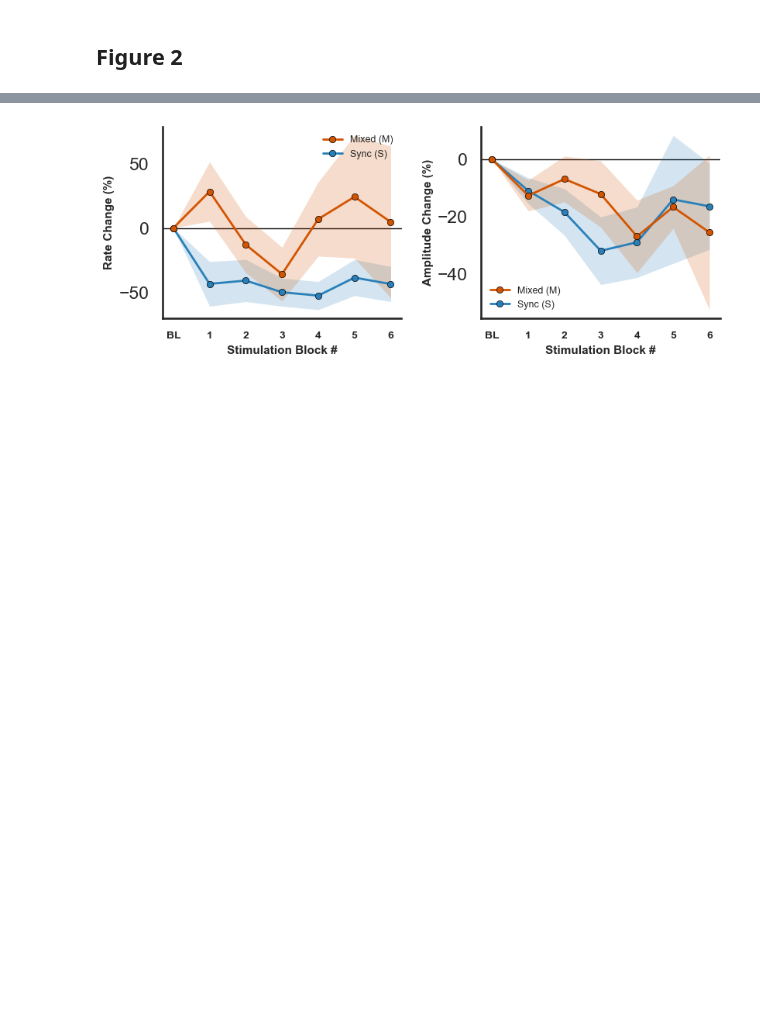
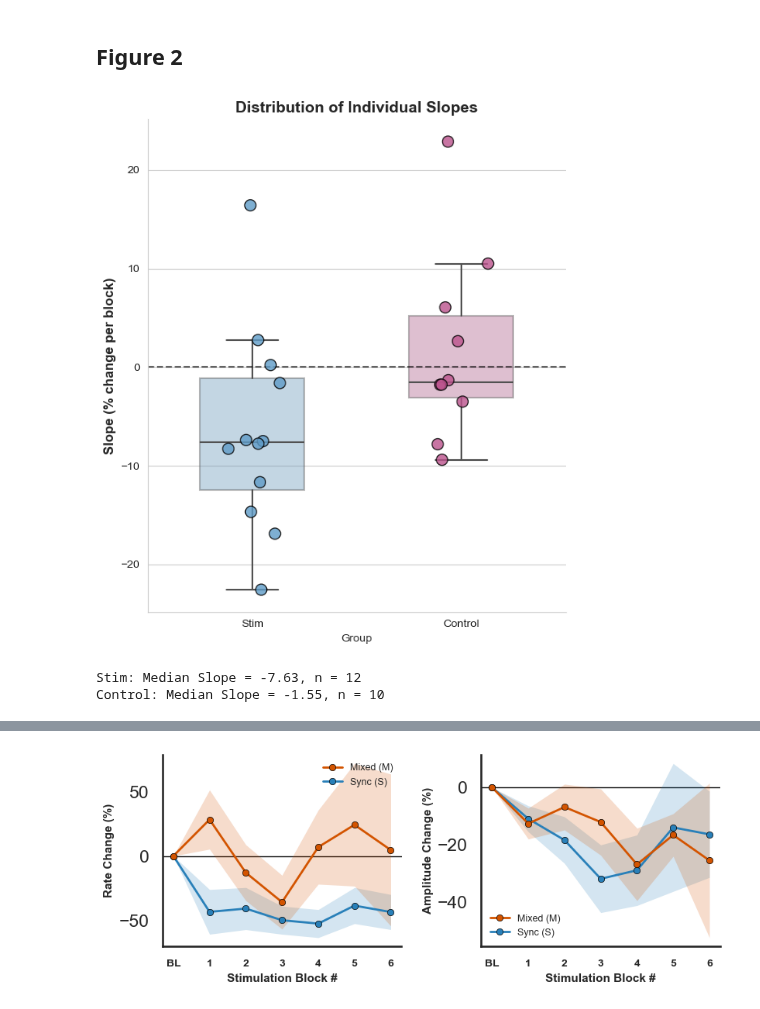
Before and after one commit to Falach/spikes_stim, a Jupyter notebook: paper/final_figuresV2.ipynb, the cells around one changed output, grey strips where cells are left out. Saved outputs shown, nothing was run; the diff lists cells and outputs as text; code cells hidden in the pictures; blank space fills up the shorter version.

```diff
--- a/paper/final_figuresV2.ipynb
+++ b/paper/final_figuresV2.ipynb
@@ -346,3 +346,74 @@ def get_clean_matrix(raw_data_list, mode='baseline', max_points=30, threshold=10
         iqr = q3 - q1
         df_wide.loc[(df_wide[col] < q1 - threshold*iqr) | (df_wide[col] > q3 + threshold*iqr), col] = np.nan
     return df_wide
+# %%
+import seaborn as sns
+
+def get_slopes_list(df, data_extra=None):
+    """פונקציית עזר לחישוב רשימת השיפועים בלבד"""
+    slopes = []
+    # נבדקים רגילים
+    for i in range(len(df)):
+        subj_row = df.iloc[i].values
+        all_indices = np.arange(len(subj_row))
+        stim_indices = all_indices[(all_indices % 2 != 0) & (~np.isnan(subj_row))]
+        if len(stim_indices) < 1: continue
+        x_vals = np.array([0] + list(range(1, len(stim_indices) + 1)))
+        y_vals = np.array([0] + subj_row[stim_indices].tolist())
+        slope = np.sum(x_vals * y_vals) / np.sum(x_vals**2)
+        slopes.append(slope)
+
+    # נבדקי data_no_base
+    if data_extra is not None and 'rates' in data_extra:
+        for subj_data in data_extra['rates']['all']:
+            subj_data = np.array(subj_data)
+            all_idx = np.arange(len(subj_data))
+            stim_vals = subj_data[(all_idx % 2 != 0) & (all_idx > 0)]
+            if len(stim_vals) < 2: continue
+            x_extra = np.arange(1, len(stim_vals) + 1)
+            y_norm = stim_vals - stim_vals[0]
+            slope = np.sum((x_extra-1) * y_norm) / np.sum((x_extra-1)**2)
+            slopes.append(slope)
+    return slopes
+
+df_rate_stim = get_clean_matrix(data_stim['rates']['all'], mode='baseline')
+df_rate_ctrl = get_clean_matrix(data_control['rates']['all'], mode='baseline')
+# --- 1. חישוב השיפועים לכל קבוצה ---
+slopes_stim = get_slopes_list(df_rate_stim, data_no_base)
+slopes_ctrl = get_slopes_list(df_rate_ctrl, None)
+
+# --- 2. הכנת DataFrame ל-Seaborn ---
+df_plot = pd.DataFrame({
+    'Slope': slopes_stim + slopes_ctrl,
+    'Group': ['Stim'] * len(slopes_stim) + ['Control'] * len(slopes_ctrl)
+})
+
+# --- 3. ויזואליזציה ---
+plt.figure(figsize=(6, 7))
+stim_blue, ctrl_pink = '#5e9bc7', '#bb528c'
+palette = {'Stim': stim_blue, 'Control': ctrl_pink}
+
+# ציור ה-Boxplot (שקיפות קלה כדי לראות את הנקודות)
+sns.boxplot(x='Group', y='Slope', data=df_plot, palette=palette,
+            width=0.5, showfliers=False, boxprops=dict(alpha=0.4))
+
+# ציור הנקודות האינדיבידואליות (Stripplot)
+sns.stripplot(x='Group', y='Slope', data=df_plot, palette=palette,
+              size=10, jitter=0.15, alpha=0.8, edgecolor='black', linewidth=1)
+
+# עיצוב
+plt.axhline(0, color='black', linestyle='--', alpha=0.6)
+plt.ylabel('Slope (% change per block)', fontsize=12, fontweight='bold')
+plt.title('Distribution of Individual Slopes', fontsize=14, fontweight='bold')
+sns.despine() # הסרת מסגרת
+
+plt.tight_layout()
+plt.show()
+
+# הדפסת סיכום סטטיסטי קצר
+print(f"Stim: Median Slope = {np.median(slopes_stim):.2f}, n = {len(slopes_stim)}")
+print(f"Control: Median Slope = {np.median(slopes_ctrl):.2f}, n = {len(slopes_ctrl)}")
+# %% [output]
+[figure, added]
+Stim: Median Slope = -7.63, n = 12
+Control: Median Slope = -1.55, n = 10
```
Also changed, not shown: parts of 49 cells of this notebook.
